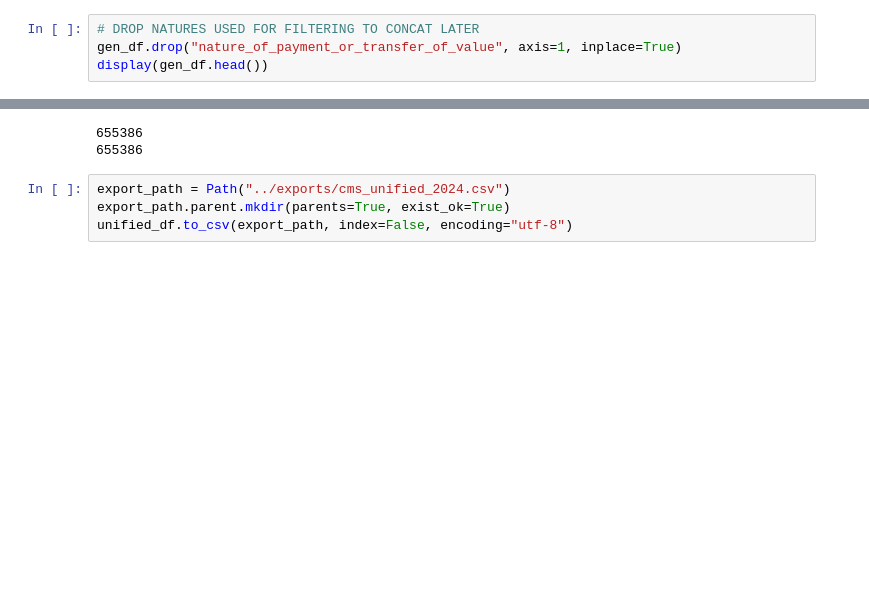
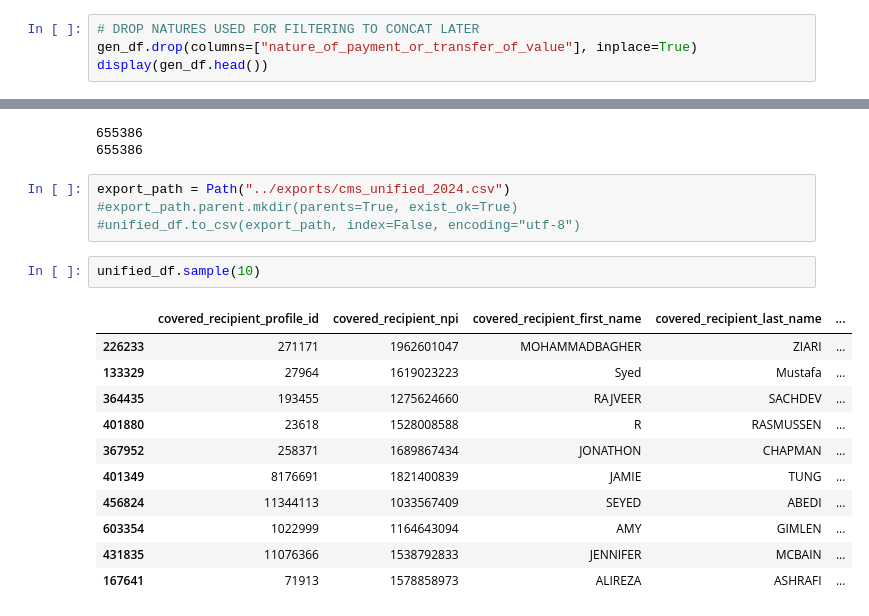
Before and after one commit to imtimtam/kolink-payments-etl, a Jupyter notebook: notebook/cleaning.ipynb, the cells around one changed output, grey strips where cells are left out. Saved outputs shown, nothing was run; the diff lists cells and outputs as text; blank space fills up the shorter version.

```diff
--- a/notebook/cleaning.ipynb
+++ b/notebook/cleaning.ipynb
@@ -87,7 +87,7 @@ print(len(gen_df))
 649560
 # %%
 # DROP NATURES USED FOR FILTERING TO CONCAT LATER
-gen_df.drop("nature_of_payment_or_transfer_of_value", axis=1, inplace=True)
+gen_df.drop(columns=["nature_of_payment_or_transfer_of_value"], inplace=True)
 display(gen_df.head())
 # %% [output]
 |  | covered_recipient_profile_id | covered_recipient_npi | covered_recipient_first_name | covered_recipient_last_name | ... |
@@ -286,5 +286,19 @@ print(len(no_dupes))
 655386
 # %%
 export_path = Path("../exports/cms_unified_2024.csv")
-export_path.parent.mkdir(parents=True, exist_ok=True)
-unified_df.to_csv(export_path, index=False, encoding="utf-8")
+#export_path.parent.mkdir(parents=True, exist_ok=True)
+#unified_df.to_csv(export_path, index=False, encoding="utf-8")
+# %%
+unified_df.sample(10)
+# %% [output]
+|  | covered_recipient_profile_id | covered_recipient_npi | covered_recipient_first_name | covered_recipient_last_name | ... |
+| 226233 | 271171 | 1962601047 | MOHAMMADBAGHER | ZIARI | ... |
+| 133329 | 27964 | 1619023223 | Syed | Mustafa | ... |
+| 364435 | 193455 | 1275624660 | RAJVEER | SACHDEV | ... |
+| 401880 | 23618 | 1528008588 | R | RASMUSSEN | ... |
+| 367952 | 258371 | 1689867434 | JONATHON | CHAPMAN | ... |
+| 401349 | 8176691 | 1821400839 | JAMIE | TUNG | ... |
+| 456824 | 11344113 | 1033567409 | SEYED | ABEDI | ... |
+| 603354 | 1022999 | 1164643094 | AMY | GIMLEN | ... |
+| 431835 | 11076366 | 1538792833 | JENNIFER | MCBAIN | ... |
+| 167641 | 71913 | 1578858973 | ALIREZA | ASHRAFI | ... |
```
